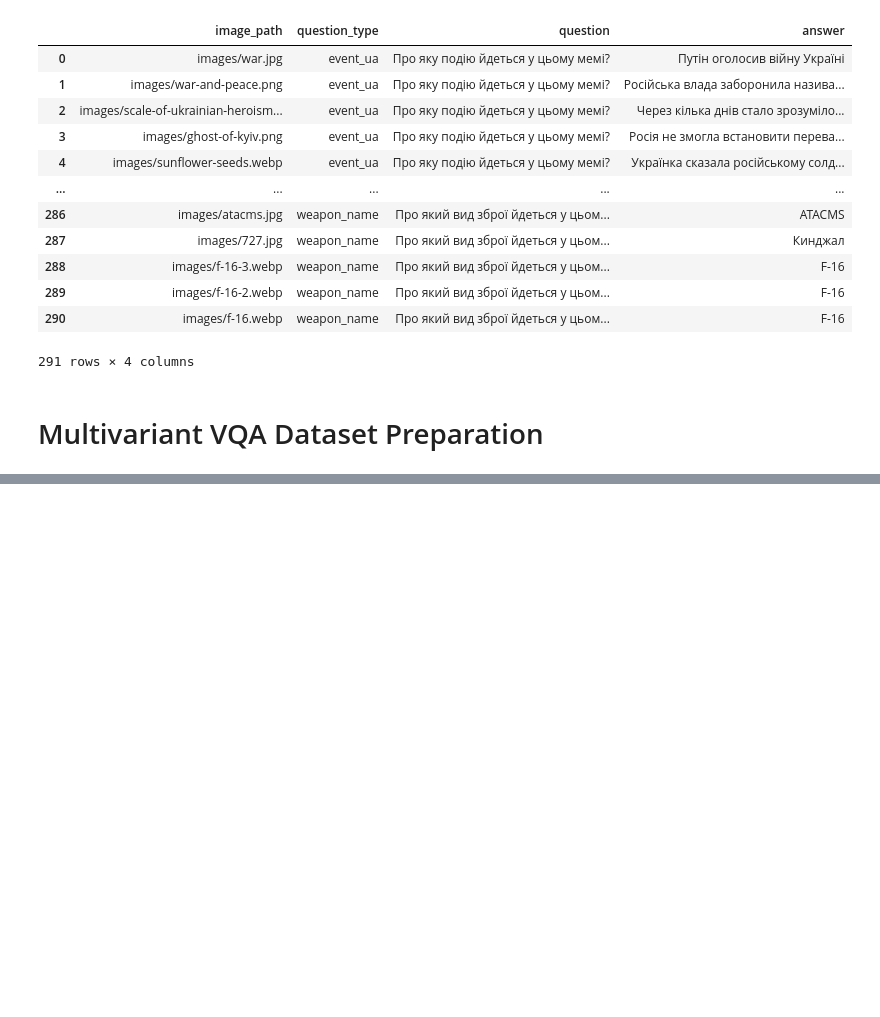
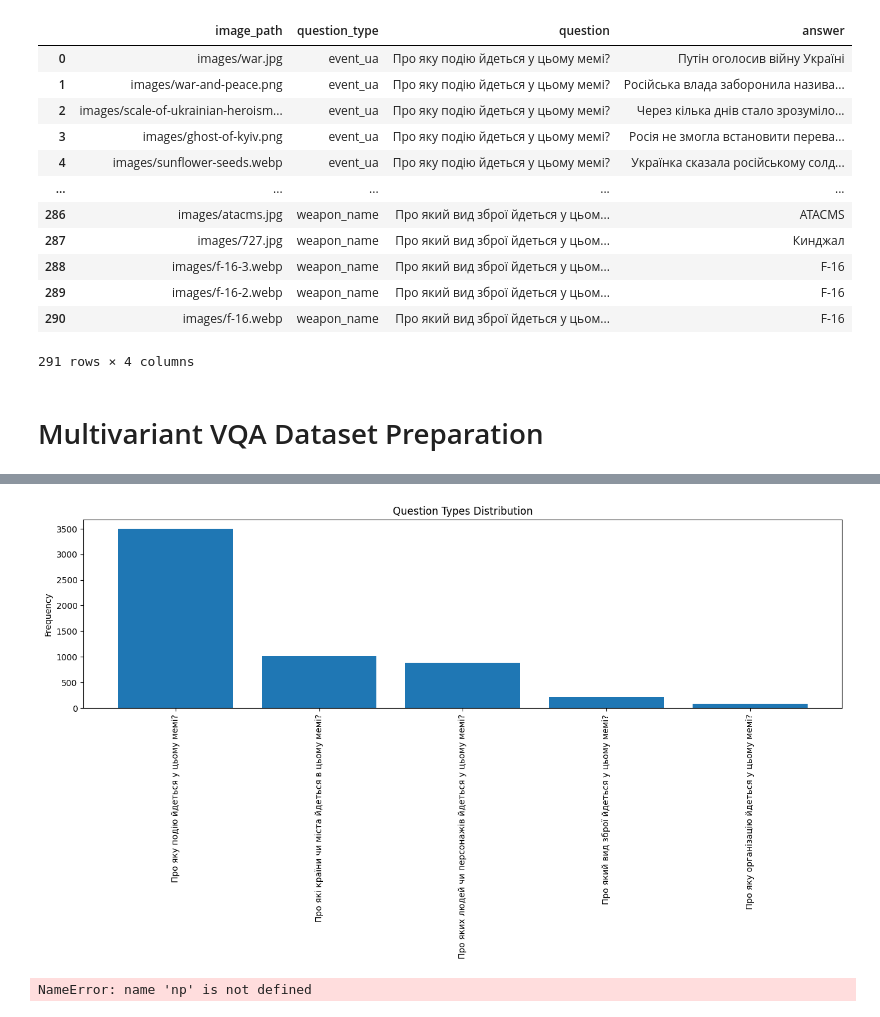
Before and after one commit to dbotuk/warmemes, a Jupyter notebook: warmemes_vqa.ipynb, the cells around one changed output, grey strips where cells are left out. Saved outputs shown, nothing was run; the diff lists cells and outputs as text; code cells hidden in the pictures; blank space fills up the shorter version.

```diff
--- a/warmemes_vqa.ipynb
+++ b/warmemes_vqa.ipynb
@@ -138,2 +150,4 @@ memes_mvqa_df
 # %%
 memes_mvqa_df.to_csv("warmemes_mvqa.csv", index=False)
+# %%
+memes_mvqa_df = pd.read_csv('warmemes_mvqa.csv')
@@ -139,0 +163,13 @@ memes_mvqa_df.to_csv("warmemes_mvqa.csv", index=False)
+# %%
+plt.figure(figsize=(16, 4))
+plt.bar(question_type_counts.keys(), question_type_counts.values())
+plt.title('Question Types Distribution')
+plt.ylabel('Frequency')
+plt.xticks(rotation=90)
+plt.show()
+# %% [output]
+[figure, added]
+# %%
+np.array(memes_mvqa_df)
+# %% [output]
+NameError: name 'np' is not defined
```
Also changed, not shown: parts of 6 cells of this notebook, 3 other files.
